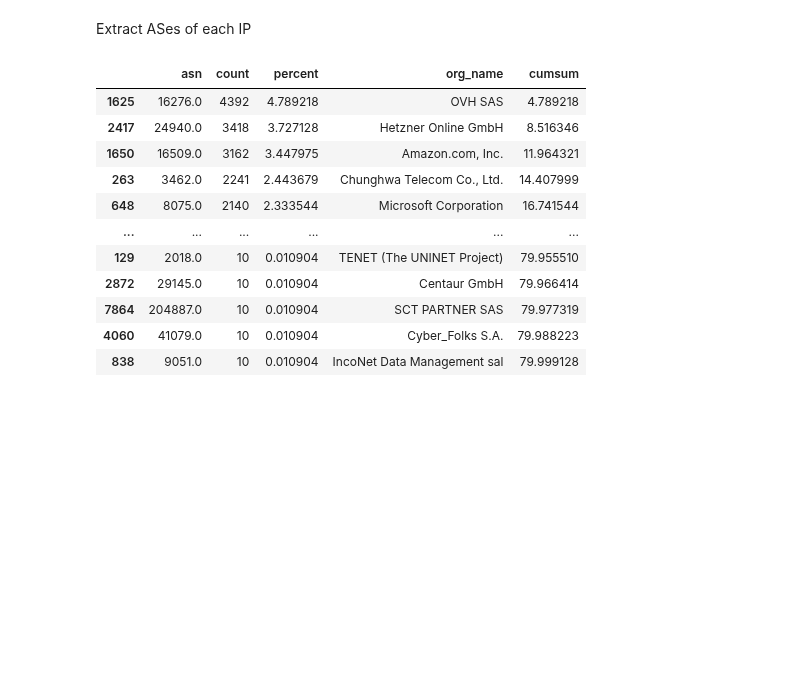
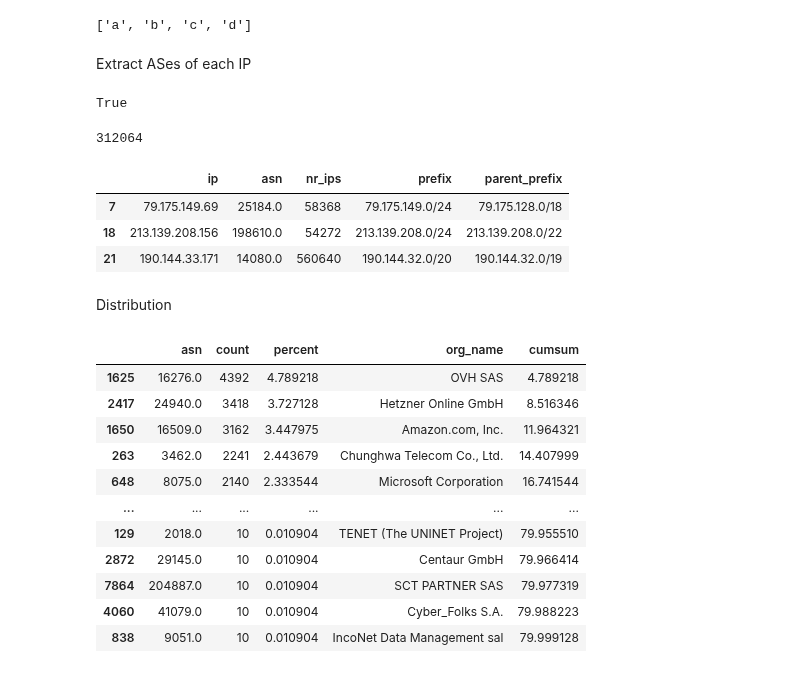
Before and after one commit to internettransparency/ldap-sequel, a Jupyter notebook: notebooks/analysis-org-size.ipynb, the cells around one changed output. Drawn from its saved outputs; the diff is of its cells as text; code cells hidden in the pictures; blank space fills up the shorter version.

```diff
--- a/notebooks/analysis-org-size.ipynb
+++ b/notebooks/analysis-org-size.ipynb
@@ -7,5 +35,12 @@ import pandas as pd
 
 from ip_as_org import IPASnPrefix, ASOrg
+# %%
+p = ["a", "b"]
+q = ["c", "d"]
+p.extend(q)
+print(p)
+# %% [output]
+['a', 'b', 'c', 'd']
 # %%
 def get_ip_asn_as_org_obj(timestamps):
     dates = [ts.strftime("%Y%m%d") for ts in timestamps]
@@ -61,3 +158,8 @@ ali = ["Aliyun", "Alibaba"]
 Extract ASes of each IP
 # %%
 ips_pdf = pd.read_csv("output/202411_goscanner_ipv4_netstats_ip2location.csv")
+
+ips_pdf["asn"] = ips_pdf["ip"].apply(get_asn_from_ip)
+ips_pdf["nr_ips"] = ips_pdf["asn"].apply(lambda x: get_nr_ips_per_prefix(get_nr_prefixes_from_asn(x, ip_asn)))
+ips_pdf["prefix"] = ips_pdf["ip"].apply(lambda x: ip_asn.get_prefix_from_ip(x, when))
+ips_pdf["parent_prefix"] = ips_pdf["ip"].apply(lambda x: get_parent_prefix(x))
@@ -64 +168,18 @@ ips_pdf = pd.read_csv("output/202411_goscanner_ipv4_netstats_ip2location.csv")
+# %%
+get_nr_ips_per_prefix(["8.0.0.0/8"]) == ipaddress.IPv4Network("8.0.0.0/8").num_addresses
+# %% [output]
+True
+# %%
+ips_pdf[ips_pdf["asn"] == 12350]["nr_ips"].iloc[0]
+# %% [output]
+312064
+# %%
+ips_pdf[~ips_pdf["parent_prefix"].isnull()][["ip", "asn", "nr_ips", "prefix", "parent_prefix"]].head(3)
+# %% [output]
+|  | ip | asn | nr_ips | prefix | parent_prefix |
+| 7 | 79.175.149.69 | 25184.0 | 58368 | 79.175.149.0/24 | 79.175.128.0/18 |
+| 18 | 213.139.208.156 | 198610.0 | 54272 | 213.139.208.0/24 | 213.139.208.0/22 |
+| 21 | 190.144.33.171 | 14080.0 | 560640 | 190.144.32.0/20 | 190.144.32.0/19 |
+# %% [markdown]
+Distribution
 # %%
```
Also changed, not shown: parts of 8 cells of this notebook, 3 other files.
